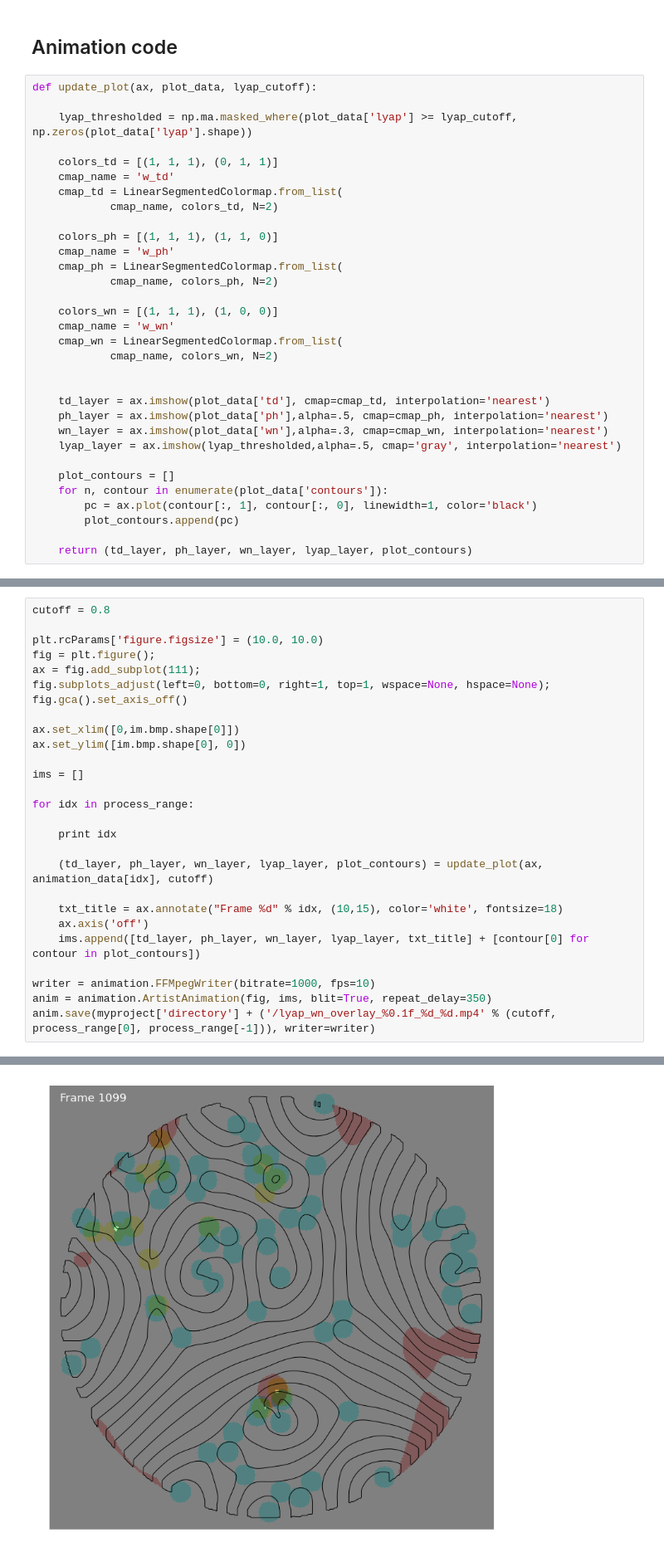
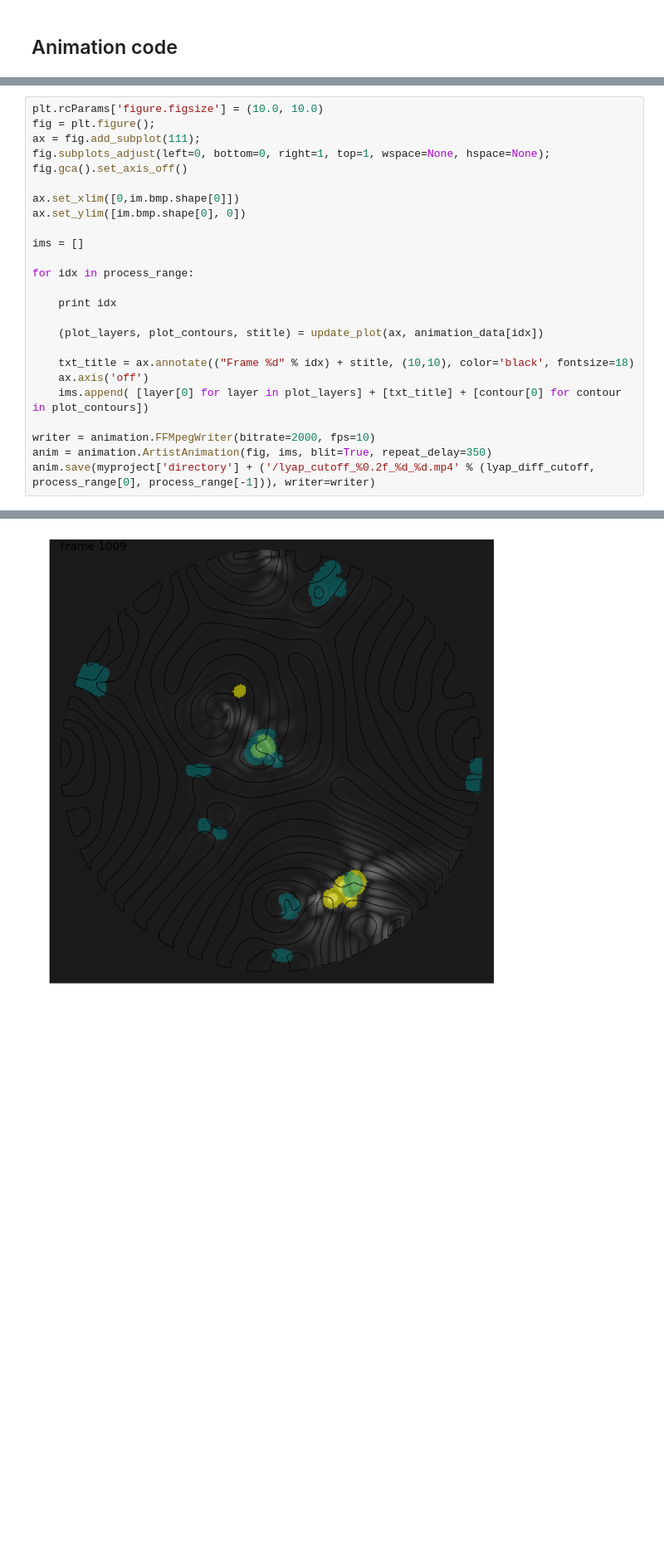
Before and after one commit to rachellevanger/image-tda-rayleigh-benard-convection, a Jupyter notebook: notebooks/Lyapunov_OverlayAnimation.ipynb, the cells around one changed output, grey strips where cells are left out. Shown at 83% size. Drawn from its saved outputs; the diff is of its cells as text; blank space fills up the shorter version.

```diff
--- a/notebooks/Lyapunov_OverlayAnimation.ipynb
+++ b/notebooks/Lyapunov_OverlayAnimation.ipynb
@@ -218,34 +340,2 @@ for idx in process_range:
 # %% [markdown]
 ## Animation code
-# %%
-def update_plot(ax, plot_data, lyap_cutoff):
-
-    lyap_thresholded = np.ma.masked_where(plot_data['lyap'] >= lyap_cutoff, np.zeros(plot_data['lyap'].shape))
-
-    colors_td = [(1, 1, 1), (0, 1, 1)]
-    cmap_name = 'w_td'
-    cmap_td = LinearSegmentedColormap.from_list(
-            cmap_name, colors_td, N=2)
-
-    colors_ph = [(1, 1, 1), (1, 1, 0)]
-    cmap_name = 'w_ph'
-    cmap_ph = LinearSegmentedColormap.from_list(
-            cmap_name, colors_ph, N=2)
-
-    colors_wn = [(1, 1, 1), (1, 0, 0)]
-    cmap_name = 'w_wn'
-    cmap_wn = LinearSegmentedColormap.from_list(
-            cmap_name, colors_wn, N=2)
-
-
-    td_layer = ax.imshow(plot_data['td'], cmap=cmap_td, interpolation='nearest')
-    ph_layer = ax.imshow(plot_data['ph'],alpha=.5, cmap=cmap_ph, interpolation='nearest')
-    wn_layer = ax.imshow(plot_data['wn'],alpha=.3, cmap=cmap_wn, interpolation='nearest')
-    lyap_layer = ax.imshow(lyap_thresholded,alpha=.5, cmap='gray', interpolation='nearest')
-
-    plot_contours = []
-    for n, contour in enumerate(plot_data['contours']):
-        pc = ax.plot(contour[:, 1], contour[:, 0], linewidth=1, color='black')
-        plot_contours.append(pc)
-
-    return (td_layer, ph_layer, wn_layer, lyap_layer, plot_contours)
@@ -252,6 +420,4 @@ def update_plot(ax, plot_data, lyap_cutoff):
 # %%
-cutoff = 0.8
-
 plt.rcParams['figure.figsize'] = (10.0, 10.0)
 fig = plt.figure();
 ax = fig.add_subplot(111);
@@ -267,13 +433,13 @@ for idx in process_range:
 
     print idx
 
-    (td_layer, ph_layer, wn_layer, lyap_layer, plot_contours) = update_plot(ax, animation_data[idx], cutoff)
+    (plot_layers, plot_contours, stitle) = update_plot(ax, animation_data[idx])
 
-    txt_title = ax.annotate("Frame %d" % idx, (10,15), color='white', fontsize=18)
+    txt_title = ax.annotate(("Frame %d" % idx) + stitle, (10,10), color='black', fontsize=18)
     ax.axis('off')
-    ims.append([td_layer, ph_layer, wn_layer, lyap_layer, txt_title] + [contour[0] for contour in plot_contours])
+    ims.append( [layer[0] for layer in plot_layers] + [txt_title] + [contour[0] for contour in plot_contours])
 
-writer = animation.FFMpegWriter(bitrate=1000, fps=10)
+writer = animation.FFMpegWriter(bitrate=2000, fps=10)
 anim = animation.ArtistAnimation(fig, ims, blit=True, repeat_delay=350)
-anim.save(myproject['directory'] + ('/lyap_wn_overlay_%0.1f_%d_%d.mp4' % (cutoff, process_range[0], process_range[-1])), writer=writer)
+anim.save(myproject['directory'] + ('/lyap_cutoff_%0.2f_%d_%d.mp4' % (lyap_diff_cutoff, process_range[0], process_range[-1])), writer=writer)
 # %% [output]
@@ -297 +456 @@ anim.save(myproject['directory'] + ('/lyap_wn_overlay_%0.1f_%d_%d.mp4' % (cutoff
-[figure, old version]
+[figure, new version]
```
Also changed, not shown: parts of 10 cells of this notebook, 2 other files.
